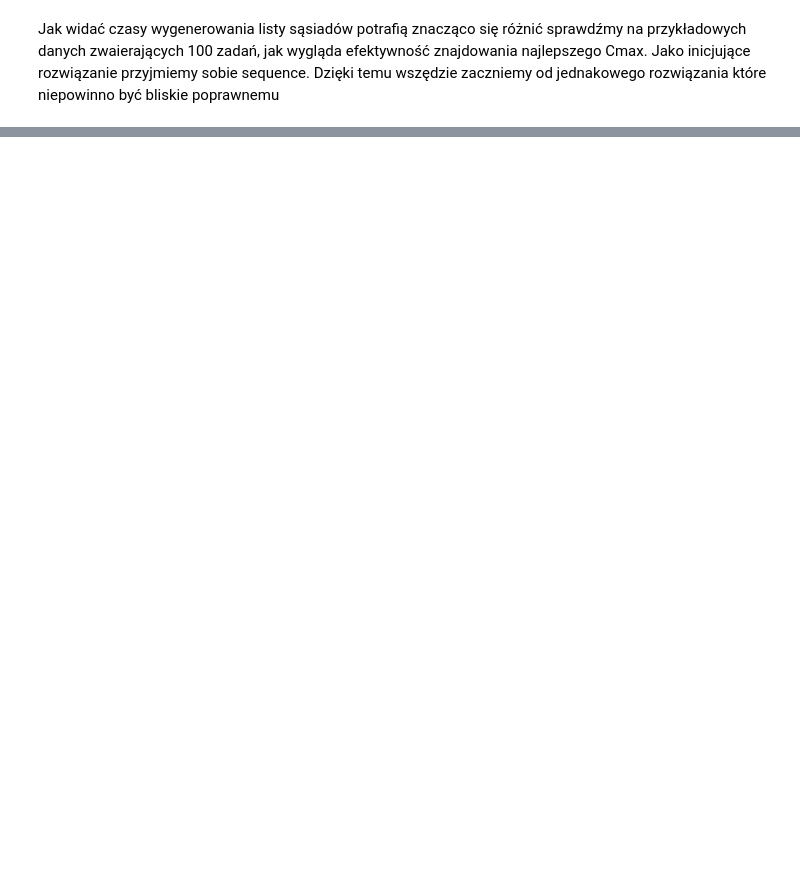
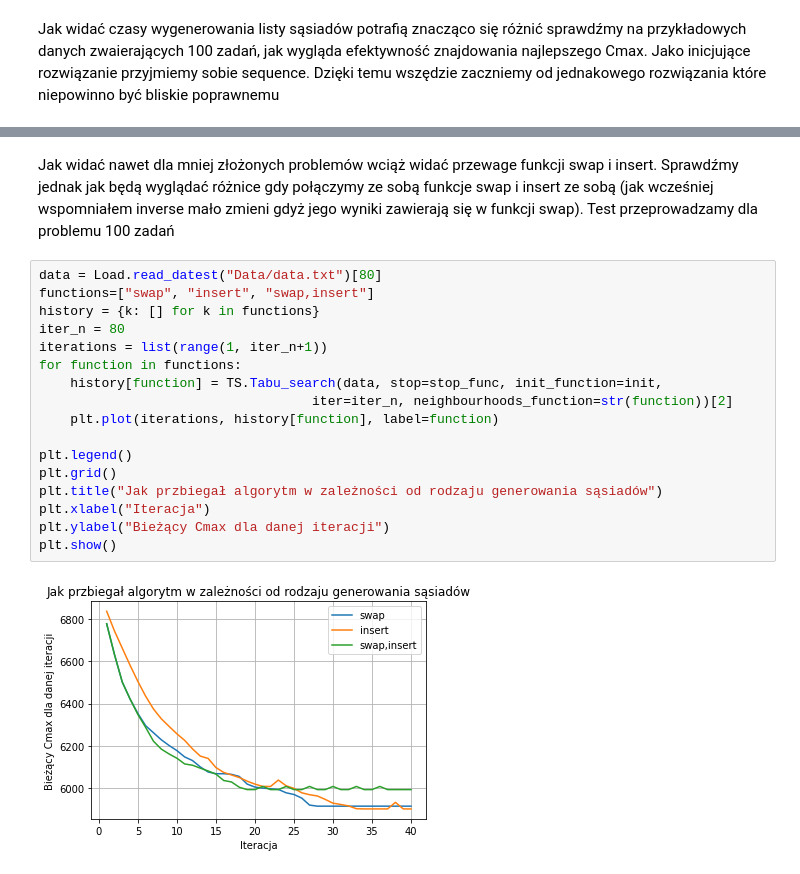
Before and after one commit to Seerfer/SPDlab, a Jupyter notebook: ZAD3/Sprawozdanie.ipynb, the cells around one changed output, grey strips where cells are left out. Saved outputs shown, nothing was run; the diff lists cells and outputs as text; blank space fills up the shorter version.

```diff
--- a/ZAD3/Sprawozdanie.ipynb
+++ b/ZAD3/Sprawozdanie.ipynb
@@ -211,0 +214,24 @@ plt.show()
+# %% [markdown]
+Jak widać nawet dla mniej złożonych problemów wciąż widać przewage funkcji swap i insert.
+Sprawdźmy jednak jak będą wyglądać różnice gdy połączymy ze sobą funkcje swap i insert ze sobą
+(jak wcześniej wspomniałem inverse mało zmieni gdyż jego wyniki zawierają się w funkcji swap).
+Test przeprowadzamy dla problemu 100 zadań
+# %%
+data = Load.read_datest("Data/data.txt")[80]
+functions=["swap", "insert", "swap,insert"]
+history = {k: [] for k in functions}
+iter_n = 80
+iterations = list(range(1, iter_n+1))
+for function in functions:
+    history[function] = TS.Tabu_search(data, stop=stop_func, init_function=init,
+                                   iter=iter_n, neighbourhoods_function=str(function))[2]
+    plt.plot(iterations, history[function], label=function)
+
+plt.legend()
+plt.grid()
+plt.title("Jak przbiegał algorytm w zależności od rodzaju generowania sąsiadów")
+plt.xlabel("Iteracja")
+plt.ylabel("Bieżący Cmax dla danej iteracji")
+plt.show()
+# %% [output]
+[figure, added]
```
Also changed, not shown: parts of 13 cells of this notebook, 2 other files.
